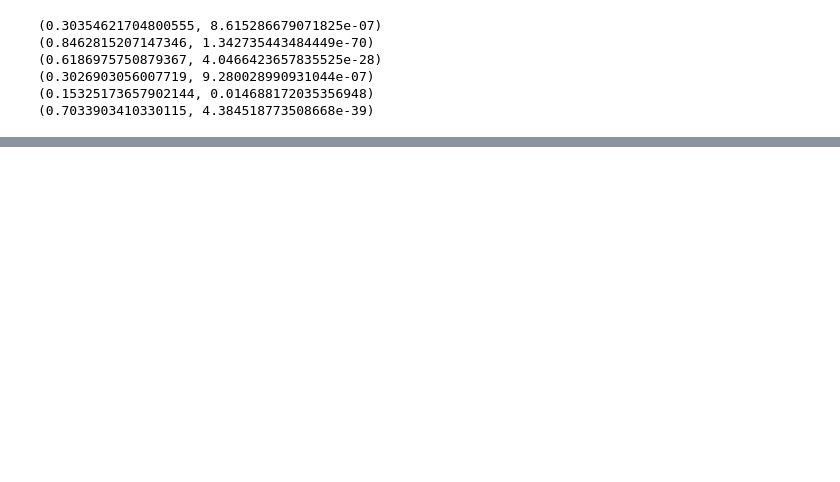
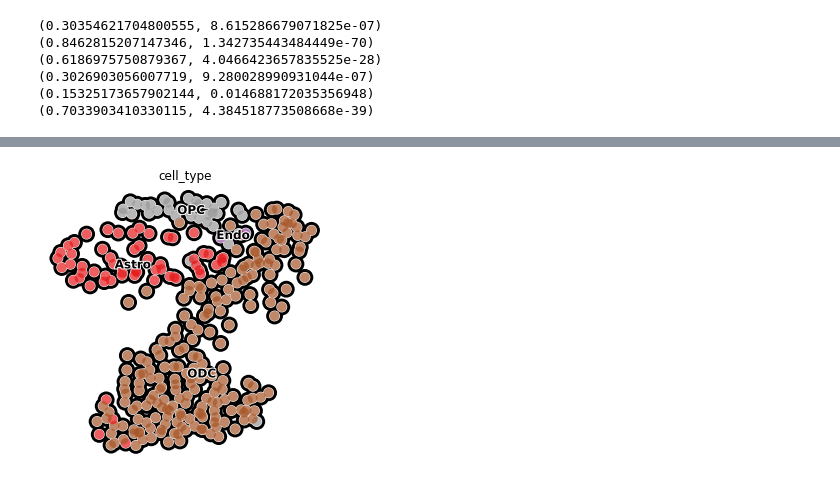
Before and after one commit to 4dglab/SEE, a Jupyter notebook: analyse/Untitled.ipynb, the cells around one changed output, grey strips where cells are left out. Drawn from its saved outputs; the diff is of its cells as text; code cells hidden in the pictures; blank space fills up the shorter version.

```diff
--- a/analyse/Untitled.ipynb
+++ b/analyse/Untitled.ipynb
@@ -188,0 +221,8 @@ print(stats.pearsonr(plot_values[2], plot_values[3]))
+# %%
+from matplotlib.pyplot import rc_context
+
+with rc_context({'figure.figsize': (5, 5)}):
+    sc.pl.umap(results, color=['cell_type'], add_outline=True, legend_loc='on data',
+               legend_fontsize=12, legend_fontoutline=2, frameon=False, palette='Set1')
+# %% [output]
+[figure, added]
```
Also changed, not shown: parts of 14 cells of this notebook.
